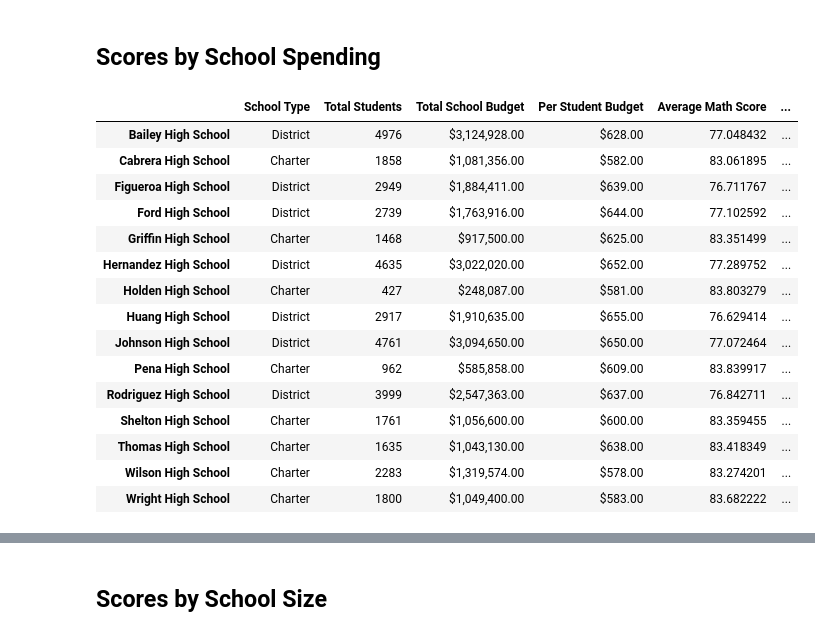
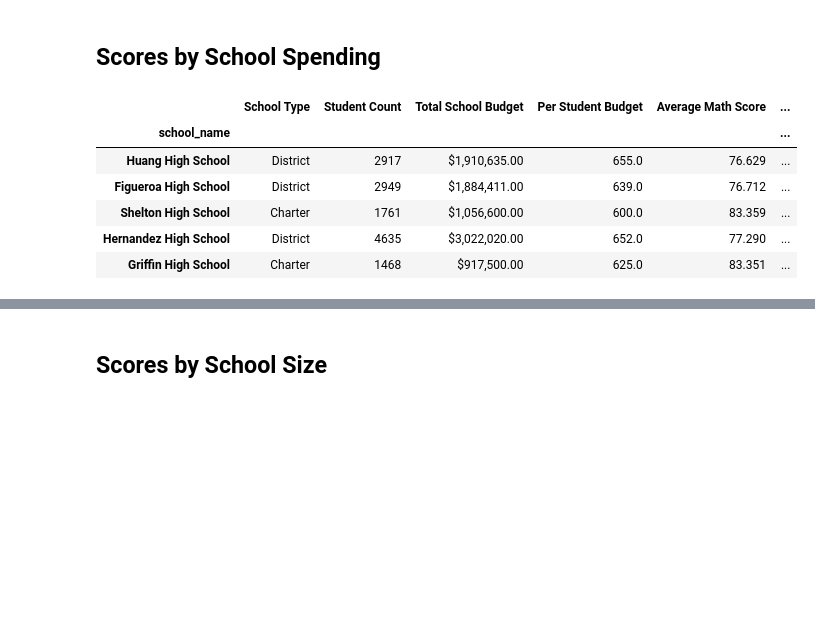
Before and after one commit to cxnoii/pandas-challenge, a Jupyter notebook: PyCitySchools/PyCitySchools_starter.ipynb, the cells around one changed output, grey strips where cells are left out. Drawn from its saved outputs; the diff is of its cells as text; code cells hidden in the pictures; blank space fills up the shorter version.

```diff
--- a/PyCitySchools/PyCitySchools_starter.ipynb
+++ b/PyCitySchools/PyCitySchools_starter.ipynb
@@ -270,7 +218,7 @@ dtype: float64
 # %%
 # Create a DataFrame called `per_school_summary` with columns for the calculations above.
 per_school_summary = pd.DataFrame(columns=
-['Type'
+['School Type'
 ,'Student Count'
 ,'Total School Budget'
 ,'Per Student Budget'
@@ -278,18 +226,18 @@ per_school_summary = pd.DataFrame(columns=
 ,'Average Reading Score'
 ,'% Passing Math'
 ,'% Passing Reading'
-,'% Passing Overall'
+,'% Overall Passing'
 ])
 
-per_school_summary['Type'] = school_types
+per_school_summary['School Type'] = school_types
 per_school_summary['Student Count'] = per_school_counts
 per_school_summary['Total School Budget'] = per_school_budget
 per_school_summary['Per Student Budget'] = per_school_capita
-per_school_summary['Average Math Score'] = per_school_math
-per_school_summary['Average Reading Score'] = per_school_reading
-per_school_summary['% Passing Math'] = per_school_passing_math
-per_school_summary['% Passing Reading'] = per_school_passing_reading
-per_school_summary['% Passing Overall'] = overall_passing_rate
+per_school_summary['Average Math Score'] = per_school_math.round(3)
+per_school_summary['Average Reading Score'] = per_school_reading.round(3)
+per_school_summary['% Passing Math'] = per_school_passing_math.round(3)
+per_school_summary['% Passing Reading'] = per_school_passing_reading.round(3)
+per_school_summary['% Overall Passing'] = overall_passing_rate.round(3)
 
 # Formatting
 per_school_summary["Total School Budget"] = per_school_summary["Total School Budget"].map("${:,.2f}".format)
@@ -439,26 +401,21 @@ labels = ["<$585", "$585-630", "$630-645", "$645-680"]
 # %%
 # Create a copy of the school summary since it has the "Per Student Budget"
 school_spending_df = per_school_summary.copy()
+
+#removing formatting
+school_spending_df['Per Student Budget'] = per_school_capita
 # %%
 # Use `pd.cut` to categorize spending based on the bins.
-school_spending_df["Spending Ranges (Per Student)"] =
+school_spending_df["Spending Ranges (Per Student)"] = pd.cut(school_spending_df['Per Student Budget'],spending_bins,labels=labels)
+school_spending_df.head()
 # %% [output]
-|  | School Type | Total Students | Total School Budget | Per Student Budget | Average Math Score | ... |
-| Bailey High School | District | 4976 | $3,124,928.00 | $628.00 | 77.048432 | ... |
-| Cabrera High School | Charter | 1858 | $1,081,356.00 | $582.00 | 83.061895 | ... |
-| Figueroa High School | District | 2949 | $1,884,411.00 | $639.00 | 76.711767 | ... |
-| Ford High School | District | 2739 | $1,763,916.00 | $644.00 | 77.102592 | ... |
-| Griffin High School | Charter | 1468 | $917,500.00 | $625.00 | 83.351499 | ... |
-| Hernandez High School | District | 4635 | $3,022,020.00 | $652.00 | 77.289752 | ... |
-| Holden High School | Charter | 427 | $248,087.00 | $581.00 | 83.803279 | ... |
-| Huang High School | District | 2917 | $1,910,635.00 | $655.00 | 76.629414 | ... |
-| Johnson High School | District | 4761 | $3,094,650.00 | $650.00 | 77.072464 | ... |
-| Pena High School | Charter | 962 | $585,858.00 | $609.00 | 83.839917 | ... |
-| Rodriguez High School | District | 3999 | $2,547,363.00 | $637.00 | 76.842711 | ... |
-| Shelton High School | Charter | 1761 | $1,056,600.00 | $600.00 | 83.359455 | ... |
-| Thomas High School | Charter | 1635 | $1,043,130.00 | $638.00 | 83.418349 | ... |
-| Wilson High School | Charter | 2283 | $1,319,574.00 | $578.00 | 83.274201 | ... |
-| Wright High School | Charter | 1800 | $1,049,400.00 | $583.00 | 83.682222 | ... |
+|  | School Type | Student Count | Total School Budget | Per Student Budget | Average Math Score | ... |
+| school_name |  |  |  |  |  | ... |
+| Huang High School | District | 2917 | $1,910,635.00 | 655.0 | 76.629 | ... |
+| Figueroa High School | District | 2949 | $1,884,411.00 | 639.0 | 76.712 | ... |
+| Shelton High School | Charter | 1761 | $1,056,600.00 | 600.0 | 83.359 | ... |
+| Hernandez High School | District | 4635 | $3,022,020.00 | 652.0 | 77.290 | ... |
+| Griffin High School | Charter | 1468 | $917,500.00 | 625.0 | 83.351 | ... |
 # %%
 #  Calculate averages for the desired columns.
 spending_math_scores = school_spending_df.groupby(["Spending Ranges (Per Student)"]).mean()["Average Math Score"]
```
Also changed, not shown: parts of 17 cells of this notebook, 1 other file.
